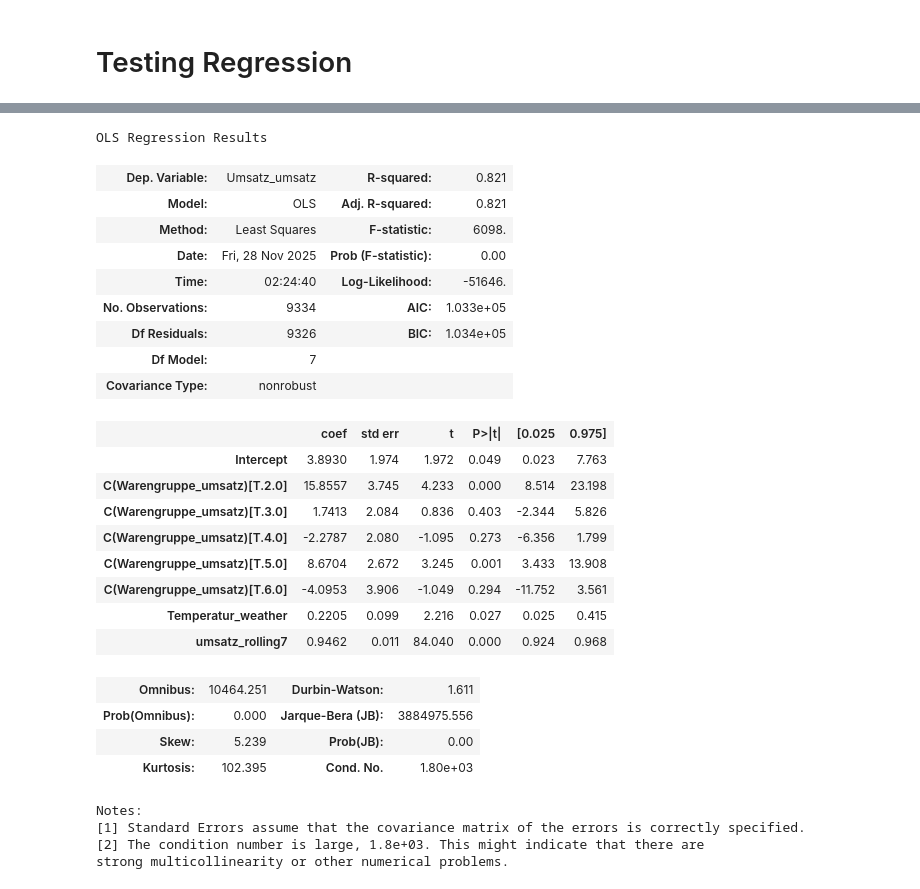
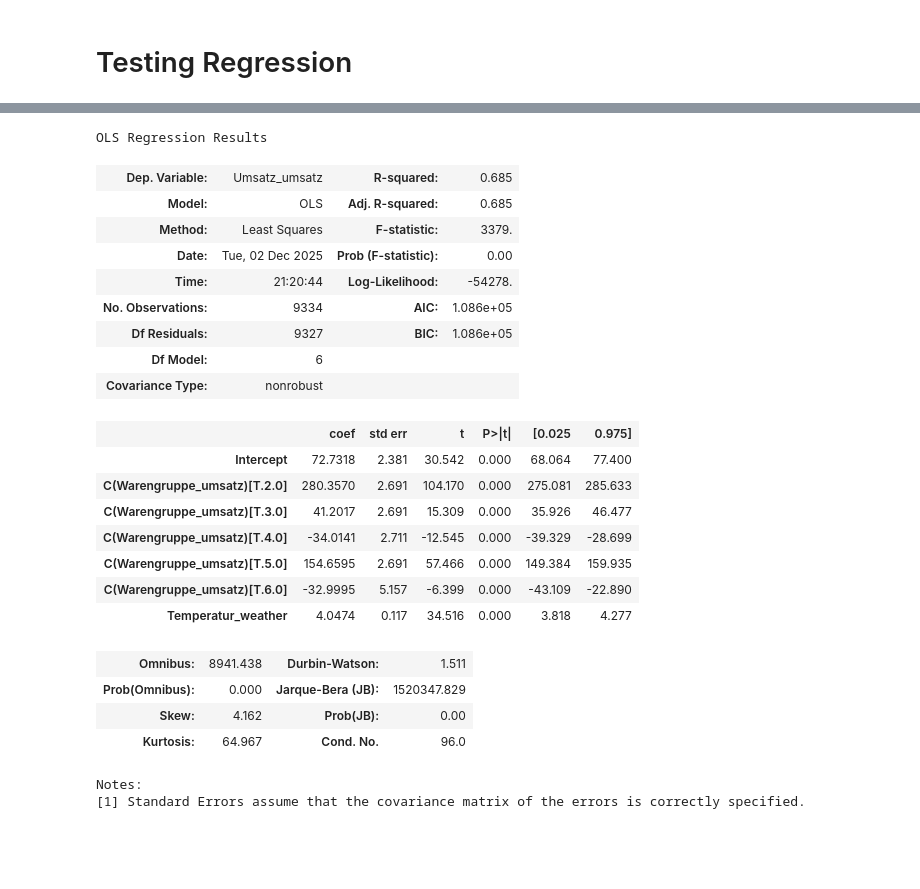
Before and after one commit to Awais16/project_bakery_sales, a Jupyter notebook: yousra_descriptive_stats.ipynb, the cells around one changed output, grey strips where cells are left out. Cells and saved outputs as stored; diff of their text form; code cells hidden in the pictures; blank space fills up the shorter version.

```diff
--- a/yousra_descriptive_stats.ipynb
+++ b/yousra_descriptive_stats.ipynb
@@ -410,45 +294,42 @@ df_merged_extended_weather[reg_cols].corr()
 # %%
 import statsmodels.formula.api as smf
 
 # Example regression formula (adjust as needed)
-formula = "Umsatz_umsatz ~  Temperatur_weather + umsatz_rolling7 + C(Warengruppe_umsatz)"
+formula = "Umsatz_umsatz ~  Temperatur_weather  + C(Warengruppe_umsatz)"
 
 # Drop rows with missing values in the regression columns
 regression_df = df_merged_extended_weather.dropna(subset=[
     "Umsatz_umsatz", "Bewoelkung_weather", "rain_sum", "sunshine_hours",
-    "Temperatur_weather", "Windgeschwindigkeit_weather", "precipitation_hours", "day_of_week"
+    "Temperatur_weather", "Windgeschwindigkeit_weather", "precipitation_hours", "day_of_week","Warengruppe_umsatz"
 ])
 
 # Fit the model
 model = smf.ols(formula, data=regression_df).fit()
 
 # Show summary
 model.summary()
 # %% [output]
 OLS Regression Results
-| Dep. Variable: | Umsatz_umsatz | R-squared: | 0.821 |
-| Model: | OLS | Adj. R-squared: | 0.821 |
-| Method: | Least Squares | F-statistic: | 6098. |
-| Date: | Fri, 28 Nov 2025 | Prob (F-statistic): | 0.00 |
-| Time: | 02:24:40 | Log-Likelihood: | -51646. |
-| No. Observations: | 9334 | AIC: | 1.033e+05 |
-| Df Residuals: | 9326 | BIC: | 1.034e+05 |
-| Df Model: | 7 |  |  |
+| Dep. Variable: | Umsatz_umsatz | R-squared: | 0.685 |
+| Model: | OLS | Adj. R-squared: | 0.685 |
+| Method: | Least Squares | F-statistic: | 3379. |
+| Date: | Tue, 02 Dec 2025 | Prob (F-statistic): | 0.00 |
+| Time: | 21:20:44 | Log-Likelihood: | -54278. |
+| No. Observations: | 9334 | AIC: | 1.086e+05 |
+| Df Residuals: | 9327 | BIC: | 1.086e+05 |
+| Df Model: | 6 |  |  |
 | Covariance Type: | nonrobust |  |  |
 |  | coef | std err | t | P>|t| | [0.025 | 0.975] |
-| Intercept | 3.8930 | 1.974 | 1.972 | 0.049 | 0.023 | 7.763 |
-| C(Warengruppe_umsatz)[T.2.0] | 15.8557 | 3.745 | 4.233 | 0.000 | 8.514 | 23.198 |
-| C(Warengruppe_umsatz)[T.3.0] | 1.7413 | 2.084 | 0.836 | 0.403 | -2.344 | 5.826 |
-| C(Warengruppe_umsatz)[T.4.0] | -2.2787 | 2.080 | -1.095 | 0.273 | -6.356 | 1.799 |
-| C(Warengruppe_umsatz)[T.5.0] | 8.6704 | 2.672 | 3.245 | 0.001 | 3.433 | 13.908 |
-| C(Warengruppe_umsatz)[T.6.0] | -4.0953 | 3.906 | -1.049 | 0.294 | -11.752 | 3.561 |
-| Temperatur_weather | 0.2205 | 0.099 | 2.216 | 0.027 | 0.025 | 0.415 |
-| umsatz_rolling7 | 0.9462 | 0.011 | 84.040 | 0.000 | 0.924 | 0.968 |
+| Intercept | 72.7318 | 2.381 | 30.542 | 0.000 | 68.064 | 77.400 |
+| C(Warengruppe_umsatz)[T.2.0] | 280.3570 | 2.691 | 104.170 | 0.000 | 275.081 | 285.633 |
+| C(Warengruppe_umsatz)[T.3.0] | 41.2017 | 2.691 | 15.309 | 0.000 | 35.926 | 46.477 |
+| C(Warengruppe_umsatz)[T.4.0] | -34.0141 | 2.711 | -12.545 | 0.000 | -39.329 | -28.699 |
+| C(Warengruppe_umsatz)[T.5.0] | 154.6595 | 2.691 | 57.466 | 0.000 | 149.384 | 159.935 |
+| C(Warengruppe_umsatz)[T.6.0] | -32.9995 | 5.157 | -6.399 | 0.000 | -43.109 | -22.890 |
+| Temperatur_weather | 4.0474 | 0.117 | 34.516 | 0.000 | 3.818 | 4.277 |
-| Omnibus: | 10464.251 | Durbin-Watson: | 1.611 |
-| Prob(Omnibus): | 0.000 | Jarque-Bera (JB): | 3884975.556 |
-| Skew: | 5.239 | Prob(JB): | 0.00 |
-| Kurtosis: | 102.395 | Cond. No. | 1.80e+03 |
+| Omnibus: | 8941.438 | Durbin-Watson: | 1.511 |
+| Prob(Omnibus): | 0.000 | Jarque-Bera (JB): | 1520347.829 |
+| Skew: | 4.162 | Prob(JB): | 0.00 |
+| Kurtosis: | 64.967 | Cond. No. | 96.0 |
 Notes:
 [1] Standard Errors assume that the covariance matrix of the errors is correctly specified.
-[2] The condition number is large, 1.8e+03. This might indicate that there are
-strong multicollinearity or other numerical problems.
```
Also changed, not shown: parts of 22 cells of this notebook, 1 other file.
